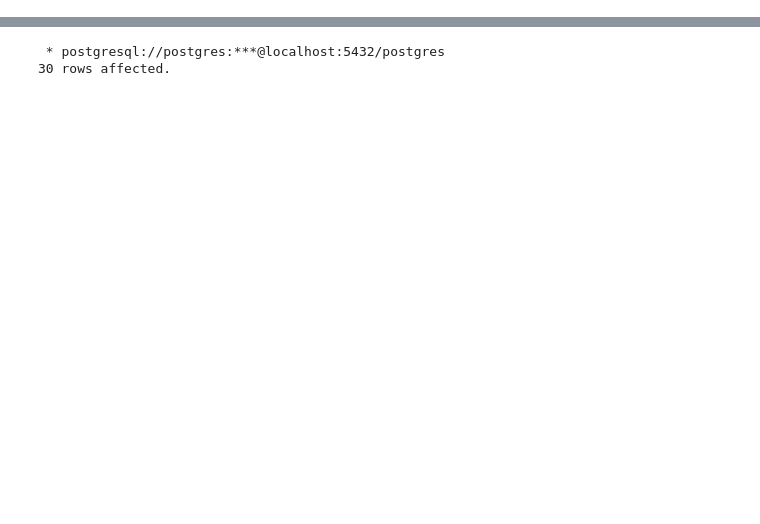
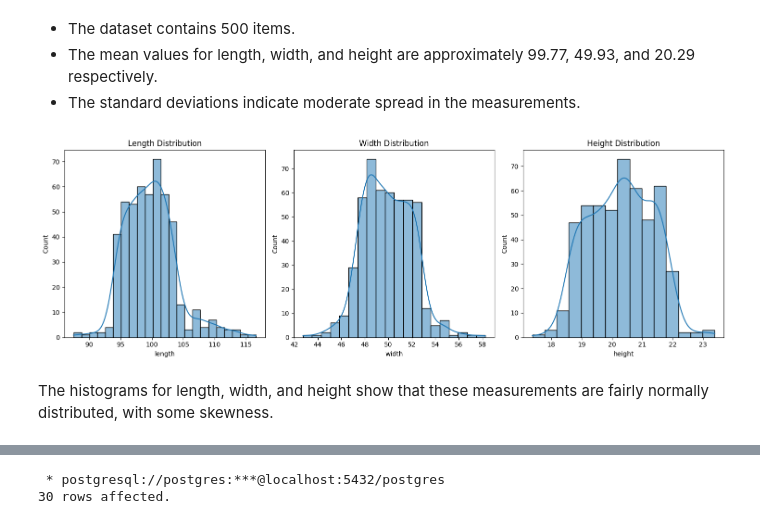
Before and after one commit to rohitkg83/evaluate_manufacturing_process, a Jupyter notebook: evaluate_manufacturing_process.ipynb, the cells around one changed output, grey strips where cells are left out. Cells and saved outputs as stored; diff of their text form; code cells hidden in the pictures; blank space fills up the shorter version.

```diff
--- a/evaluate_manufacturing_process.ipynb
+++ b/evaluate_manufacturing_process.ipynb
@@ -41,3 +41,9 @@ The sql extension is already loaded. To reload it, use:
 # %%
 # Set the Jupyter notebook to execute SQL commands using the connection information provided by engine.url
 %sql $engine.url
+# %%
+# The data resides in the table called manufacturing_parts under projects schema
+# Let's load it in a pandas dataframe
+import pandas as pd
+df = pd.read_sql('select * from projects.manufacturing_parts', engine)
+df.head(10)
@@ -43,0 +91,29 @@ The sql extension is already loaded. To reload it, use:
+# %% [markdown]
+- The dataset contains 500 items.
+- The mean values for length, width, and height are approximately 99.77, 49.93, and 20.29 respectively.
+- The standard deviations indicate moderate spread in the measurements.
+# %%
+# Distribution analysis with histograms
+import matplotlib.pyplot as plt
+import seaborn as sns
+
+plt.figure(figsize=(15, 5))
+
+plt.subplot(1, 3, 1)
+sns.histplot(df['length'], kde=True)
+plt.title('Length Distribution')
+
+plt.subplot(1, 3, 2)
+sns.histplot(df['width'], kde=True)
+plt.title('Width Distribution')
+
+plt.subplot(1, 3, 3)
+sns.histplot(df['height'], kde=True)
+plt.title('Height Distribution')
+
+plt.tight_layout()
+plt.show()
+# %% [output]
+[figure, added]
+# %% [markdown]
+The histograms for length, width, and height show that these measurements are fairly normally distributed, with some skewness.
```
Also changed, not shown: parts of 16 cells of this notebook.
